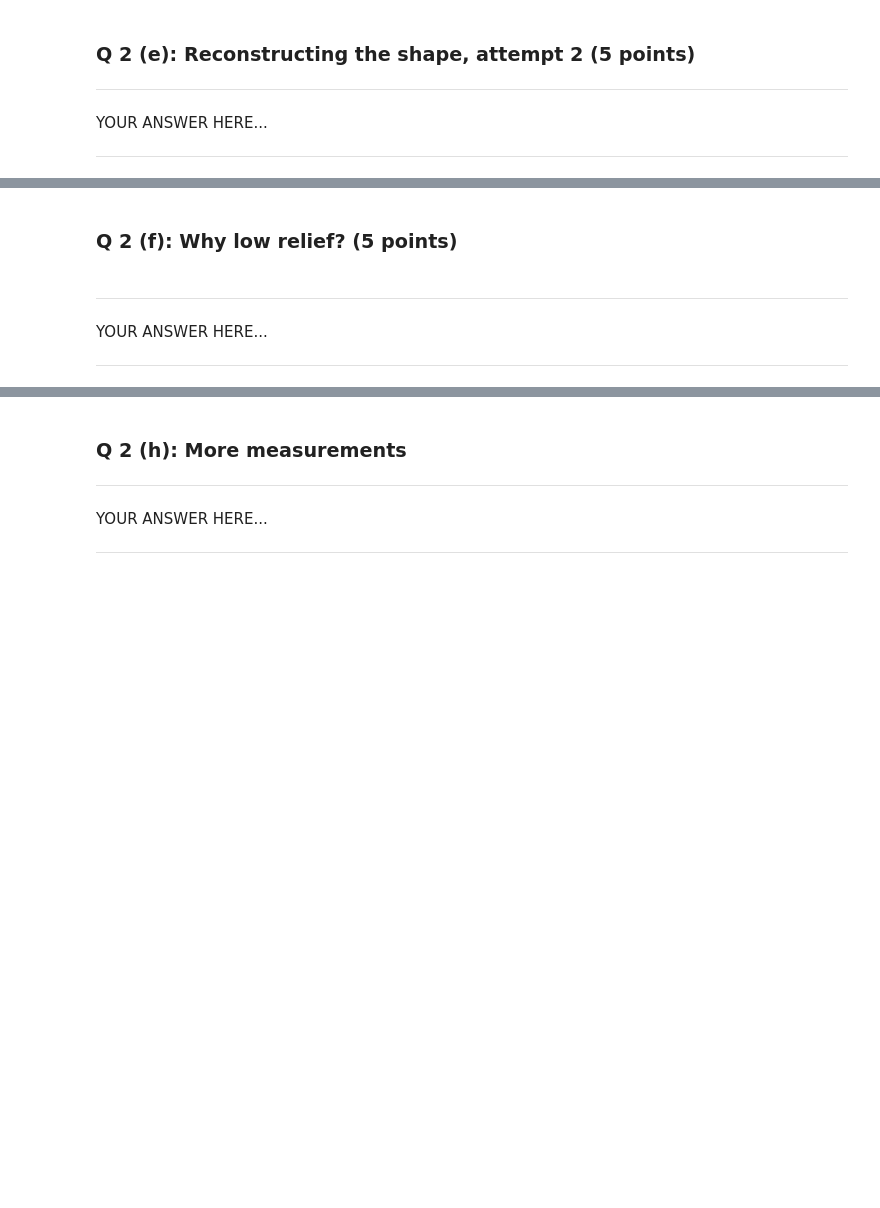
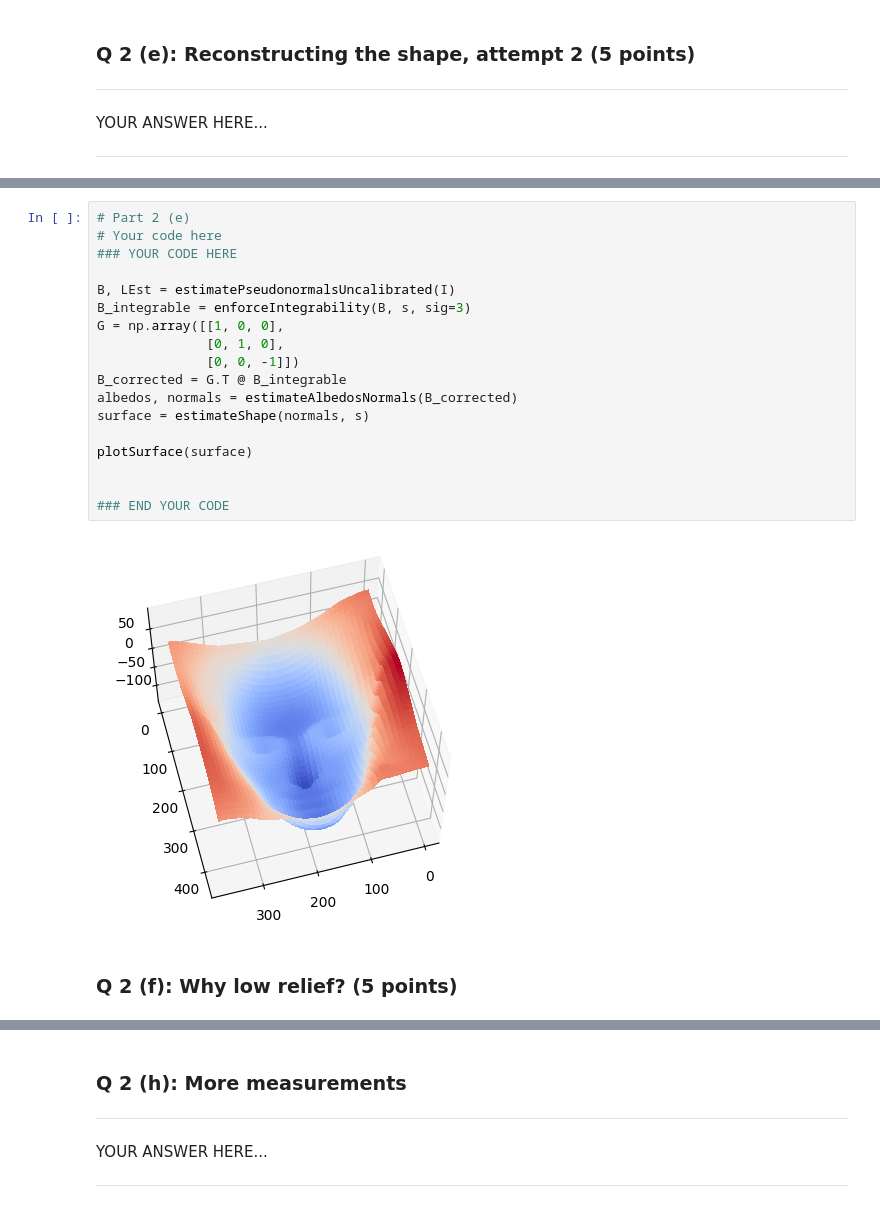
Before and after one commit to w3ichen/cv-hw, a Jupyter notebook: 16720/HW6_Photometric_Stereo/HW6_Public.ipynb, the cells around one changed output, grey strips where cells are left out. Cells and saved outputs as stored; diff of their text form; blank space fills up the shorter version.

```diff
--- a/16720/HW6_Photometric_Stereo/HW6_Public.ipynb
+++ b/16720/HW6_Photometric_Stereo/HW6_Public.ipynb
@@ -1198,8 +1204,22 @@ YOUR ANSWER HERE...
+# %%
+# Part 2 (e)
+# Your code here
+### YOUR CODE HERE
+
+B, LEst = estimatePseudonormalsUncalibrated(I)
+B_integrable = enforceIntegrability(B, s, sig=3)
+G = np.array([[1, 0, 0],
+              [0, 1, 0],
+              [0, 0, -1]])
+B_corrected = G.T @ B_integrable
+albedos, normals = estimateAlbedosNormals(B_corrected)
+surface = estimateShape(normals, s)
+
+plotSurface(surface)
+
+
+### END YOUR CODE
+# %% [output]
+[figure, added]
 # %% [markdown]
 ### Q 2 (f): Why low relief? (5 points)
-# %% [markdown]
----
-
-YOUR ANSWER HERE...
-
----
```
Also changed, not shown: parts of 9 cells of this notebook.
